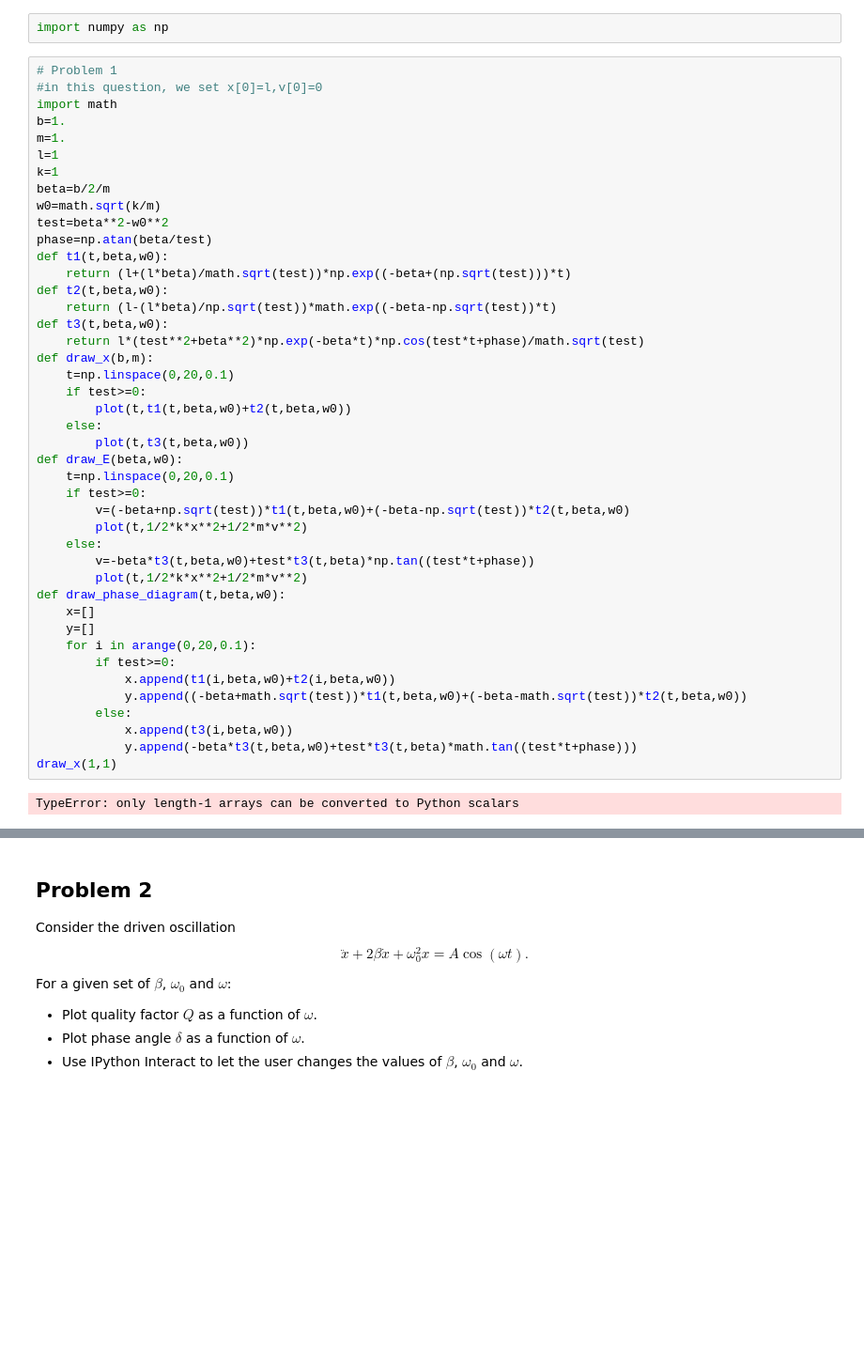
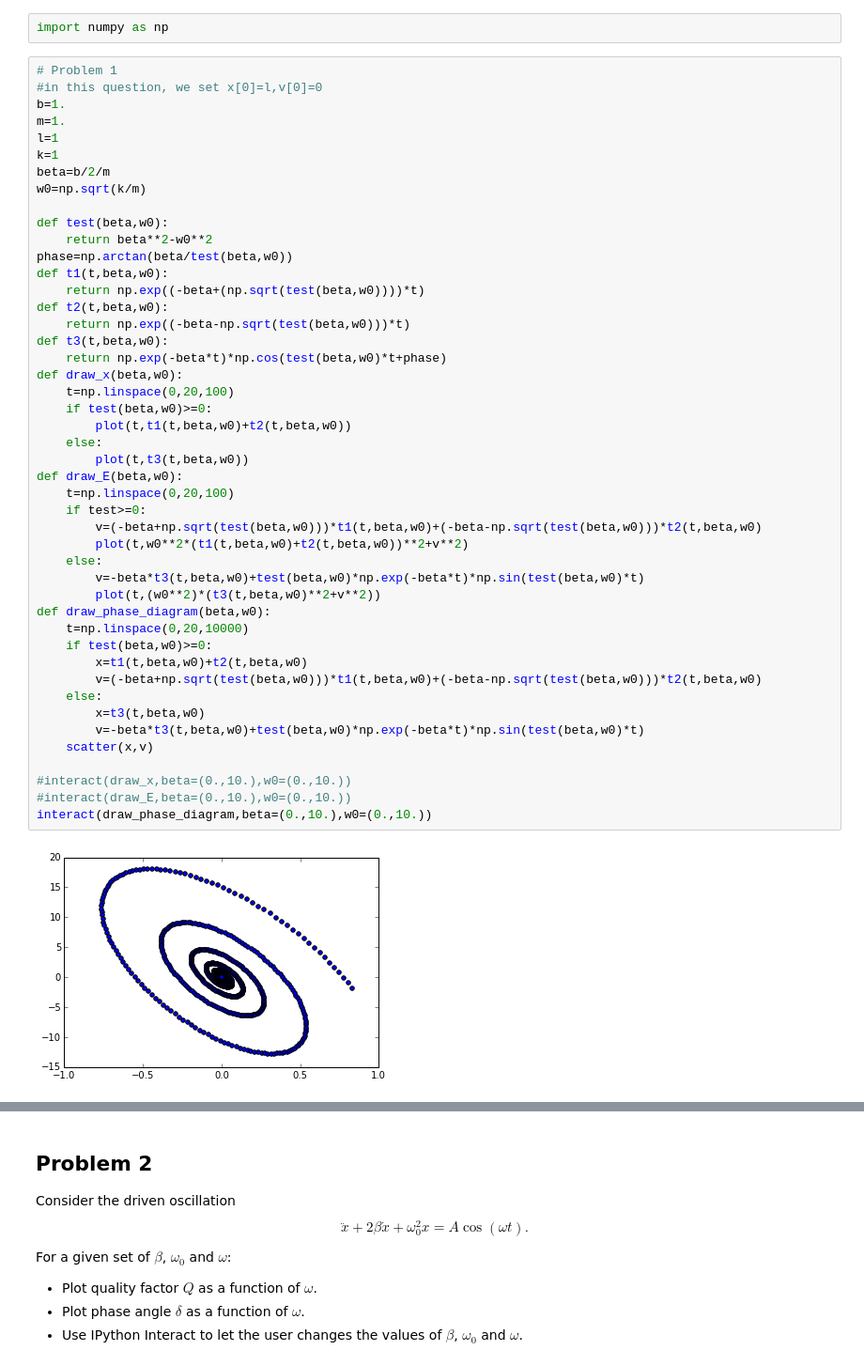
Before and after one commit to pcchen/NTHU10320PHYS290000, a Jupyter notebook: student/102022103/Homework5.ipynb, the cells around one changed output, grey strips where cells are left out. Shown at 94% size. Drawn from its saved outputs; the diff is of its cells as text; blank space fills up the shorter version.

```diff
--- a/student/102022103/Homework5.ipynb
+++ b/student/102022103/Homework5.ipynb
@@ -18,48 +18,51 @@ import numpy as np
 # %%
 # Problem 1
 #in this question, we set x[0]=l,v[0]=0
-import math
 b=1.
 m=1.
 l=1
 k=1
 beta=b/2/m
-w0=math.sqrt(k/m)
-test=beta**2-w0**2
-phase=np.atan(beta/test)
+w0=np.sqrt(k/m)
+
+def test(beta,w0):
+    return beta**2-w0**2
+phase=np.arctan(beta/test(beta,w0))
 def t1(t,beta,w0):
-    return (l+(l*beta)/math.sqrt(test))*np.exp((-beta+(np.sqrt(test)))*t)
+    return np.exp((-beta+(np.sqrt(test(beta,w0))))*t)
 def t2(t,beta,w0):
-    return (l-(l*beta)/np.sqrt(test))*math.exp((-beta-np.sqrt(test))*t)
+    return np.exp((-beta-np.sqrt(test(beta,w0)))*t)
 def t3(t,beta,w0):
-    return l*(test**2+beta**2)*np.exp(-beta*t)*np.cos(test*t+phase)/math.sqrt(test)
-def draw_x(b,m):
-    t=np.linspace(0,20,0.1)
-    if test>=0:
+    return np.exp(-beta*t)*np.cos(test(beta,w0)*t+phase)
+def draw_x(beta,w0):
+    t=np.linspace(0,20,100)
+    if test(beta,w0)>=0:
         plot(t,t1(t,beta,w0)+t2(t,beta,w0))
     else:
         plot(t,t3(t,beta,w0))
 def draw_E(beta,w0):
-    t=np.linspace(0,20,0.1)
+    t=np.linspace(0,20,100)
     if test>=0:
-        v=(-beta+np.sqrt(test))*t1(t,beta,w0)+(-beta-np.sqrt(test))*t2(t,beta,w0)
-        plot(t,1/2*k*x**2+1/2*m*v**2)
+        v=(-beta+np.sqrt(test(beta,w0)))*t1(t,beta,w0)+(-beta-np.sqrt(test(beta,w0)))*t2(t,beta,w0)
+        plot(t,w0**2*(t1(t,beta,w0)+t2(t,beta,w0))**2+v**2)
     else:
-        v=-beta*t3(t,beta,w0)+test*t3(t,beta)*np.tan((test*t+phase))
-        plot(t,1/2*k*x**2+1/2*m*v**2)
-def draw_phase_diagram(t,beta,w0):
-    x=[]
-    y=[]
-    for i in arange(0,20,0.1):
-        if test>=0:
-            x.append(t1(i,beta,w0)+t2(i,beta,w0))
-            y.append((-beta+math.sqrt(test))*t1(t,beta,w0)+(-beta-math.sqrt(test))*t2(t,beta,w0))
-        else:
-            x.append(t3(i,beta,w0))
-            y.append(-beta*t3(t,beta,w0)+test*t3(t,beta)*math.tan((test*t+phase)))
-draw_x(1,1)
+        v=-beta*t3(t,beta,w0)+test(beta,w0)*np.exp(-beta*t)*np.sin(test(beta,w0)*t)
+        plot(t,(w0**2)*(t3(t,beta,w0)**2+v**2))
+def draw_phase_diagram(beta,w0):
+    t=np.linspace(0,20,10000)
+    if test(beta,w0)>=0:
+        x=t1(t,beta,w0)+t2(t,beta,w0)
+        v=(-beta+np.sqrt(test(beta,w0)))*t1(t,beta,w0)+(-beta-np.sqrt(test(beta,w0)))*t2(t,beta,w0)
+    else:
+        x=t3(t,beta,w0)
+        v=-beta*t3(t,beta,w0)+test(beta,w0)*np.exp(-beta*t)*np.sin(test(beta,w0)*t)
+    scatter(x,v)
+
+#interact(draw_x,beta=(0.,10.),w0=(0.,10.))
+#interact(draw_E,beta=(0.,10.),w0=(0.,10.))
+interact(draw_phase_diagram,beta=(0.,10.),w0=(0.,10.))
 # %% [output]
-TypeError: only length-1 arrays can be converted to Python scalars
+[figure, added]
 # %%
 from IPython.html.widgets import interact
 %pylab inline
```
Also changed, not shown: parts of 3 cells of this notebook.
